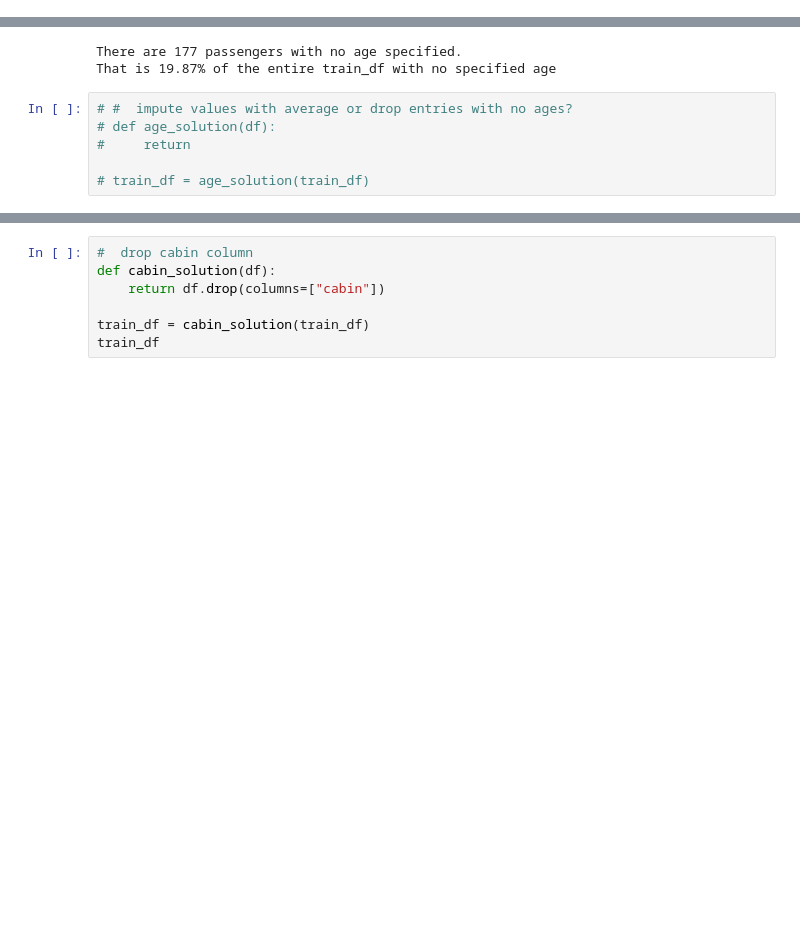
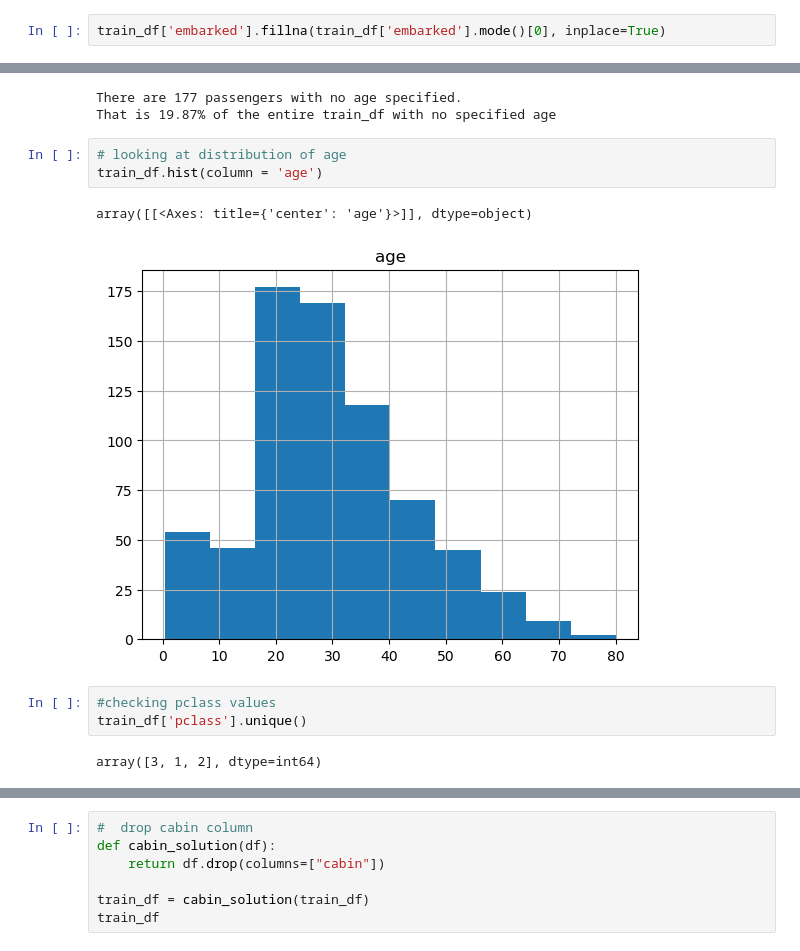
Before and after one commit to RuizLorenzoChavez/practical-ML, a Jupyter notebook: titanic.ipynb, the cells around one changed output, grey strips where cells are left out. Drawn from its saved outputs; the diff is of its cells as text; blank space fills up the shorter version.

```diff
--- a/titanic.ipynb
+++ b/titanic.ipynb
@@ -119,0 +159,2 @@ train_df.head()
+# %%
+train_df['embarked'].fillna(train_df['embarked'].mode()[0], inplace=True)
@@ -133,9 +176,14 @@ print(f"That is {(null_age.sum() / train_df.shape[0]) * 100:.2f}% of the entire
 | 29 | 1 | 3 | O'Dwyer, Miss. Ellen "Nellie" | female | NaN | 0 | 0 | 330959 | 7.8792 | NaN | ... |
 There are 177 passengers with no age specified.
 That is 19.87% of the entire train_df with no specified age
-# %%
-# #  impute values with average or drop entries with no ages?
-# def age_solution(df):
-#     return
-
-# train_df = age_solution(train_df)
+# %%
+# looking at distribution of age
+train_df.hist(column = 'age')
+# %% [output]
+array([[<Axes: title={'center': 'age'}>]], dtype=object)
+[figure, added]
+# %%
+#checking pclass values
+train_df['pclass'].unique()
+# %% [output]
+array([3, 1, 2], dtype=int64)
```
Also changed, not shown: parts of 21 cells of this notebook.
